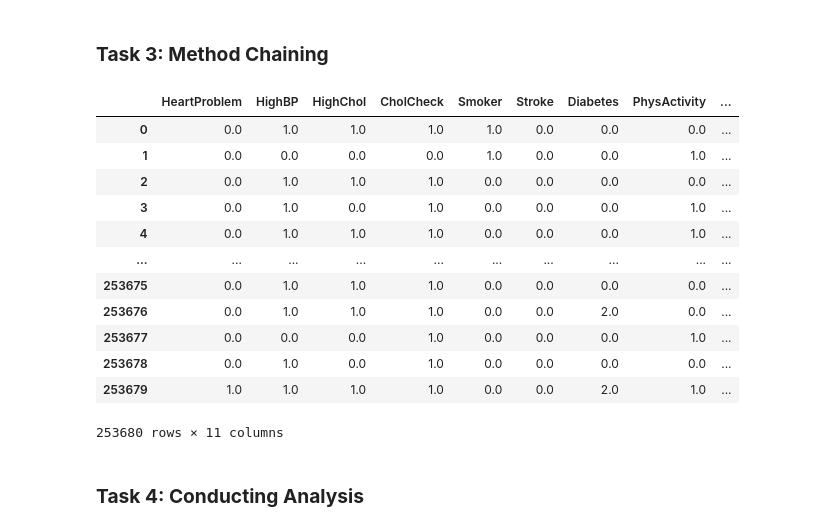
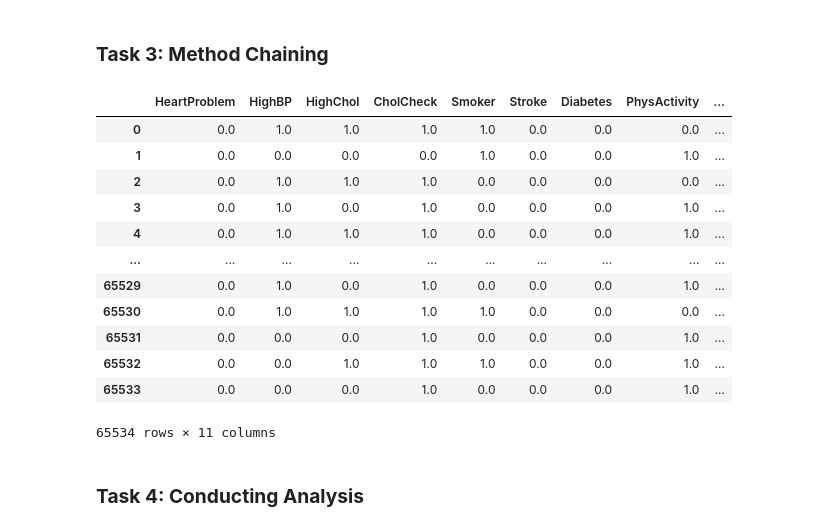
Before and after one commit to ubco-W2022T1-cosc301/project-group50, a Jupyter notebook: notebooks/analysis1.ipynb, the cells around one changed output. Saved outputs shown, nothing was run; the diff lists cells and outputs as text; code cells hidden in the pictures.

```diff
--- a/notebooks/analysis1.ipynb
+++ b/notebooks/analysis1.ipynb
@@ -137,23 +138,23 @@ dtype: int64
 # %% [markdown]
 ### **Task 3: Method Chaining**
 # %%
-dfcleaned = p1.processData('../heart_disease.csv')
+dfcleaned = p1.processData('../HeartDisease.csv')
 dfcleaned.rename(columns = {'HeartDiseaseorAttack' : 'HeartProblem'}, inplace = True)
 dfcleaned
 # %% [output]
 |  | HeartProblem | HighBP | HighChol | CholCheck | Smoker | Stroke | Diabetes | PhysActivity | ... |
 | 0 | 0.0 | 1.0 | 1.0 | 1.0 | 1.0 | 0.0 | 0.0 | 0.0 | ... |
 | 1 | 0.0 | 0.0 | 0.0 | 0.0 | 1.0 | 0.0 | 0.0 | 1.0 | ... |
 | 2 | 0.0 | 1.0 | 1.0 | 1.0 | 0.0 | 0.0 | 0.0 | 0.0 | ... |
 | 3 | 0.0 | 1.0 | 0.0 | 1.0 | 0.0 | 0.0 | 0.0 | 1.0 | ... |
 | 4 | 0.0 | 1.0 | 1.0 | 1.0 | 0.0 | 0.0 | 0.0 | 1.0 | ... |
 | ... | ... | ... | ... | ... | ... | ... | ... | ... | ... |
-| 253675 | 0.0 | 1.0 | 1.0 | 1.0 | 0.0 | 0.0 | 0.0 | 0.0 | ... |
-| 253676 | 0.0 | 1.0 | 1.0 | 1.0 | 0.0 | 0.0 | 2.0 | 0.0 | ... |
-| 253677 | 0.0 | 0.0 | 0.0 | 1.0 | 0.0 | 0.0 | 0.0 | 1.0 | ... |
-| 253678 | 0.0 | 1.0 | 0.0 | 1.0 | 0.0 | 0.0 | 0.0 | 0.0 | ... |
-| 253679 | 1.0 | 1.0 | 1.0 | 1.0 | 0.0 | 0.0 | 2.0 | 1.0 | ... |
+| 65529 | 0.0 | 1.0 | 0.0 | 1.0 | 0.0 | 0.0 | 0.0 | 1.0 | ... |
+| 65530 | 0.0 | 1.0 | 1.0 | 1.0 | 1.0 | 0.0 | 0.0 | 0.0 | ... |
+| 65531 | 0.0 | 0.0 | 0.0 | 1.0 | 0.0 | 0.0 | 0.0 | 1.0 | ... |
+| 65532 | 0.0 | 0.0 | 1.0 | 1.0 | 1.0 | 0.0 | 0.0 | 1.0 | ... |
+| 65533 | 0.0 | 0.0 | 0.0 | 1.0 | 0.0 | 0.0 | 0.0 | 1.0 | ... |
-253680 rows × 11 columns
+65534 rows × 11 columns
 # %% [markdown]
 ### **Task 4: Conducting Analysis**
 # %% [markdown]
```
Also changed, not shown: parts of 6 cells of this notebook, 10 other files.
